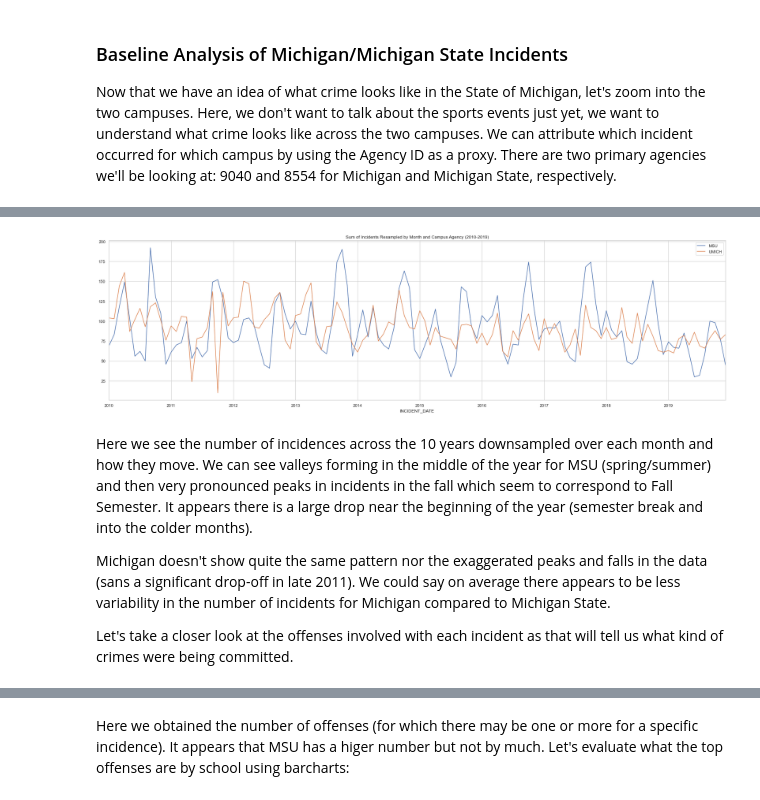
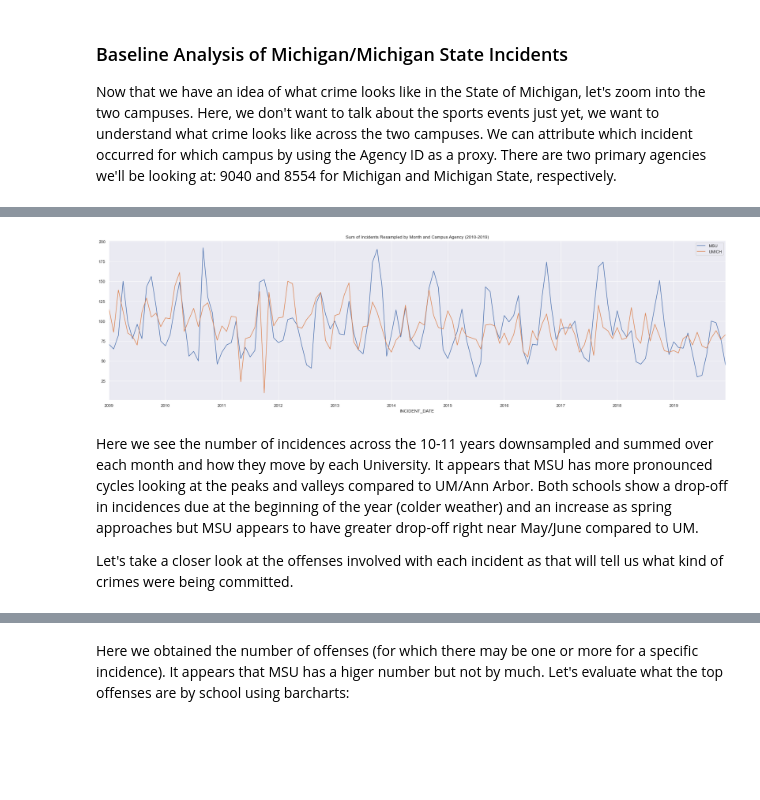
Before and after one commit to djboudia/milestone, a Jupyter notebook: 03_notebooks/Incidents_Baseline.ipynb, the cells around one changed output, grey strips where cells are left out. Cells and saved outputs as stored; diff of their text form; code cells hidden in the pictures; blank space fills up the shorter version.

Commit message:
Updated all data to include 2009 data

```diff
--- a/03_notebooks/Incidents_Baseline.ipynb
+++ b/03_notebooks/Incidents_Baseline.ipynb
@@ -257,17 +262,15 @@ uni_inc_dates.head()
 # %%
-uni_inc_dates.columns = ['MSU','UMICH']
+uni_sum_dates.columns = ['MSU','UMICH']
 # %%
 # fig, ax = plt.subplots(1, sharex=True)
-uni_inc_dates.resample('1M').sum().plot(figsize=(30,8),
+uni_sum_dates.resample('1M').sum().plot(figsize=(30,8),
 
 # uni_incs[['INCIDENT_COUNTS'].plot(figsize=(30,8), ax=ax,
 title="Sum of Incidents Resampled by Month and Campus Agency (2010-2019)",legend=True);
 # %% [output]
-[figure, old version]
+[figure, new version]
 # %% [markdown]
-Here we see the number of incidences across the 10 years downsampled over each month and how they move.  We can see valleys forming in the middle of the year for MSU (spring/summer) and then very pronounced peaks in incidents in the fall which seem to correspond to Fall Semester. It appears there is a large drop near the beginning of the year (semester break and into the colder months).
-
-Michigan doesn't show quite the same pattern nor the exaggerated peaks and falls in the data (sans a significant drop-off in late 2011). We could say on average there appears to be less variability in the number of incidents for Michigan compared to Michigan State.
+Here we see the number of incidences across the 10-11 years downsampled and summed over each month and how they move by each University. It appears that MSU has more pronounced cycles looking at the peaks and valleys compared to UM/Ann Arbor. Both schools show a drop-off in incidences due at the beginning of the year (colder weather) and an increase as spring approaches but MSU appears to have greater drop-off right near May/June compared to UM.
 
 Let's take a closer look at the offenses involved with each incident as that will tell us what kind of crimes were being committed.
 # %%
```
Also changed, not shown: parts of 30 cells of this notebook, 8 other files.
